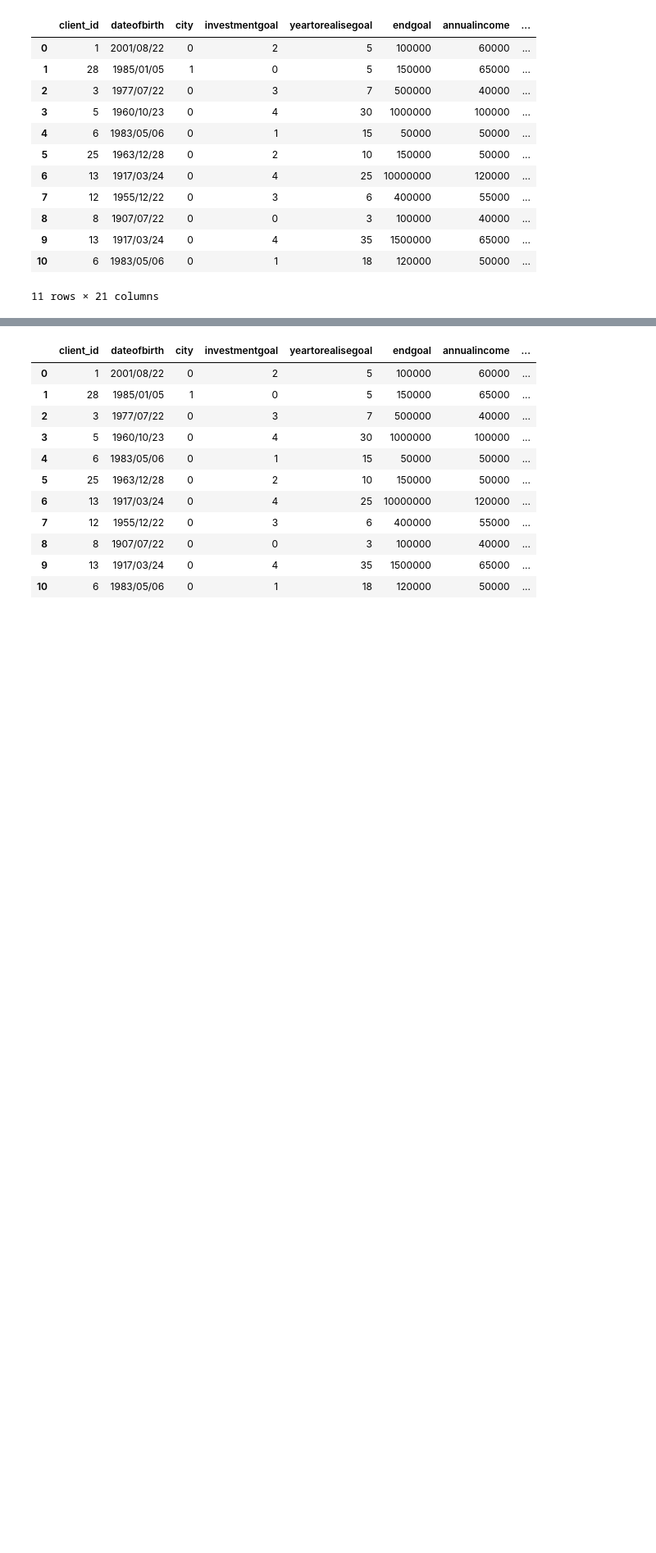
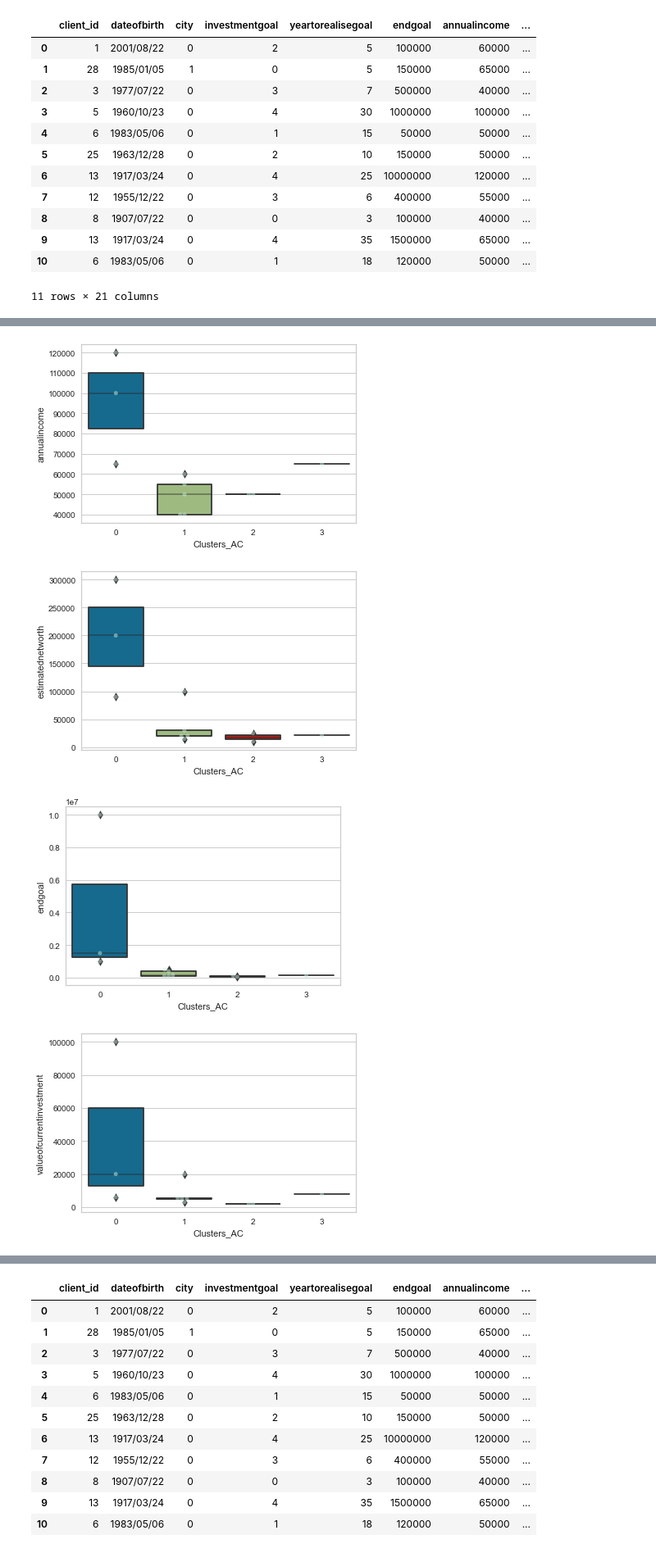
Before and after one commit to minhnguyen168/TheGeeks, a Jupyter notebook: hi.ipynb, the cells around one changed output, grey strips where cells are left out. Shown at 82% size. Cells and saved outputs as stored; diff of their text form; code cells hidden in the pictures; blank space fills up the shorter version.

```diff
--- a/hi.ipynb
+++ b/hi.ipynb
@@ -119,0 +102,12 @@ plt.show()
+# %%
+attributes=['annualincome','estimatednetworth','endgoal','valueofcurrentinvestment','age']
+for i in attributes:
+    plt.figure()
+    pl=sns.swarmplot(x=df['Clusters_AC'], y=df[i], color= "#CBEDDD", alpha=0.5 )
+    pl=sns.boxenplot(x=df['Clusters_AC'], y=df[i])
+    plt.savefig(f'app/static/images/AC_cluster_{i}.png')
+# %% [output]
+[figure, added]
+[figure, added]
+[figure, added]
+[figure, added]
```
Also changed, not shown: parts of 23 cells of this notebook, 8 other files.
